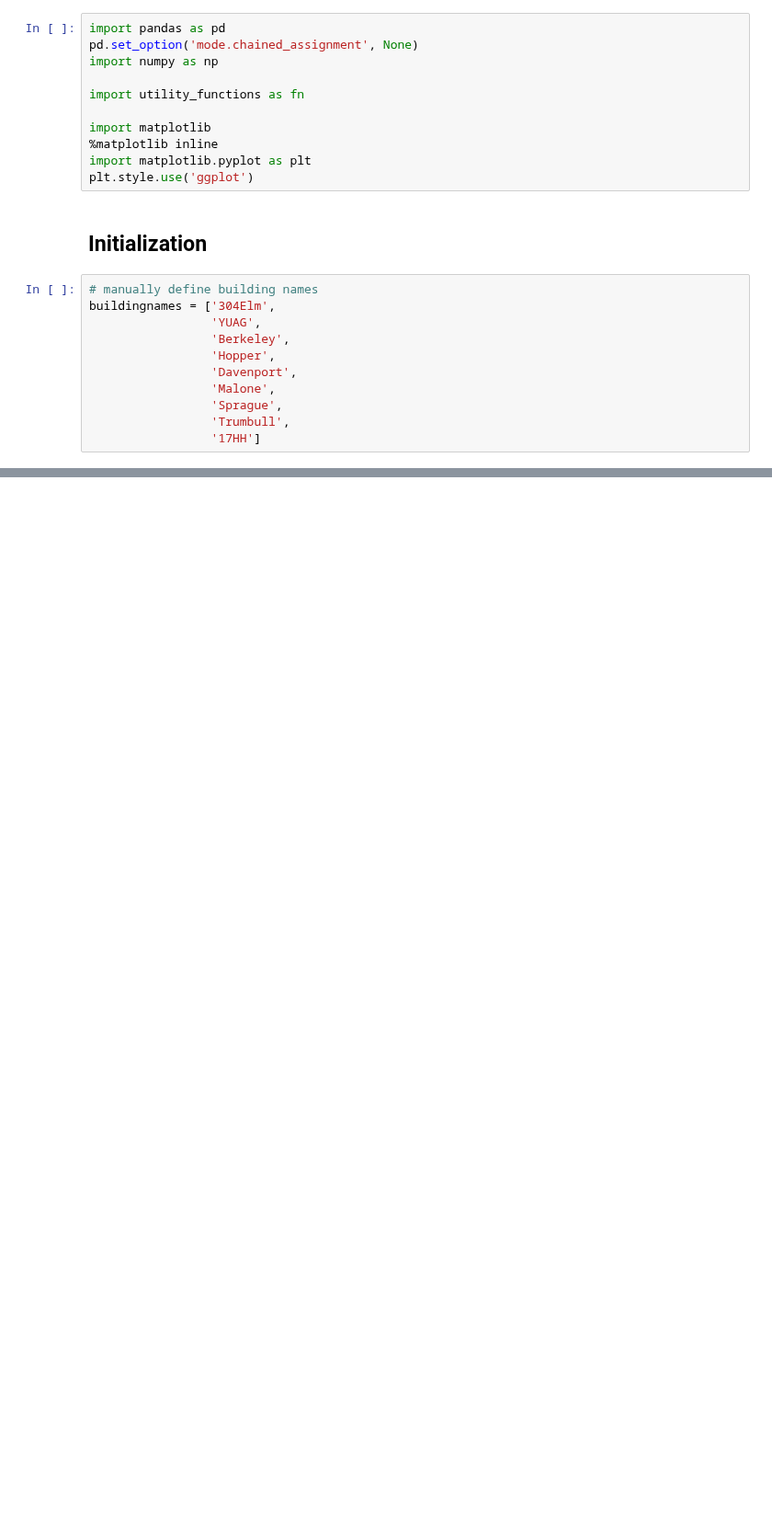
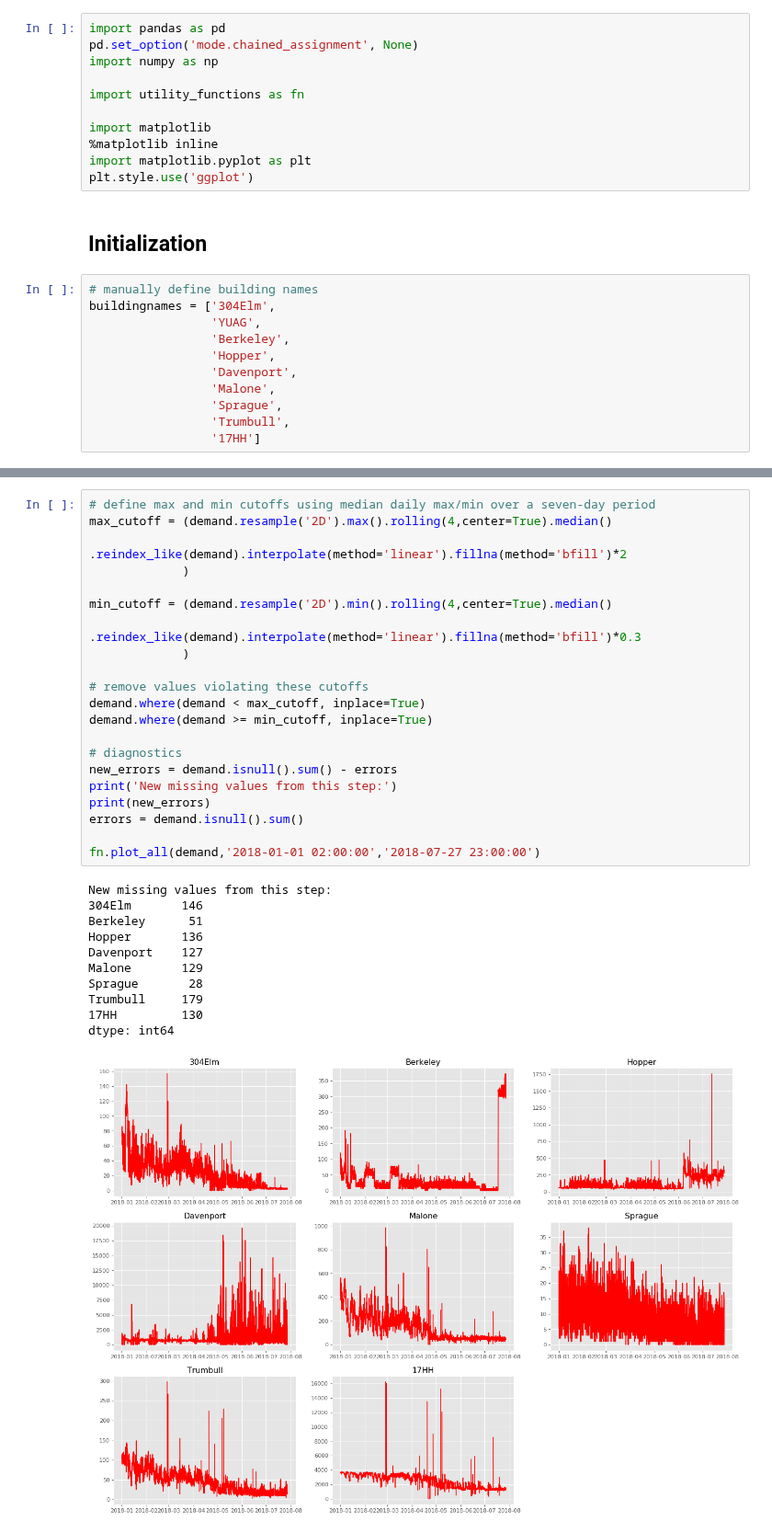
Before and after one commit to kevinkoste/university-load-forecasting, a Jupyter notebook: steam_pipeline.ipynb, the cells around one changed output, grey strips where cells are left out. Shown at 92% size. Drawn from its saved outputs; the diff is of its cells as text; blank space fills up the shorter version.

```diff
--- a/steam_pipeline.ipynb
+++ b/steam_pipeline.ipynb
@@ -109,0 +82,33 @@ dtype: int64
+# %%
+# define max and min cutoffs using median daily max/min over a seven-day period
+max_cutoff = (demand.resample('2D').max().rolling(4,center=True).median()
+                    .reindex_like(demand).interpolate(method='linear').fillna(method='bfill')*2
+             )
+
+min_cutoff = (demand.resample('2D').min().rolling(4,center=True).median()
+                    .reindex_like(demand).interpolate(method='linear').fillna(method='bfill')*0.3
+             )
+
+# remove values violating these cutoffs
+demand.where(demand < max_cutoff, inplace=True)
+demand.where(demand >= min_cutoff, inplace=True)
+
+# diagnostics
+new_errors = demand.isnull().sum() - errors
+print('New missing values from this step:')
+print(new_errors)
+errors = demand.isnull().sum()
+
+fn.plot_all(demand,'2018-01-01 02:00:00','2018-07-27 23:00:00')
+# %% [output]
+New missing values from this step:
+304Elm       146
+Berkeley      51
+Hopper       136
+Davenport    127
+Malone       129
+Sprague       28
+Trumbull     179
+17HH         130
+dtype: int64
+[figure, added]
```
Also changed, not shown: parts of 11 cells of this notebook, 5 other files.
